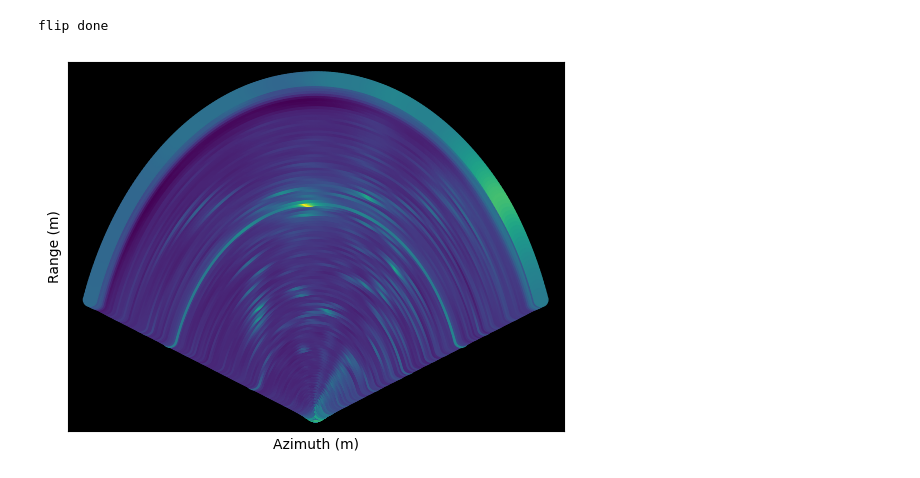
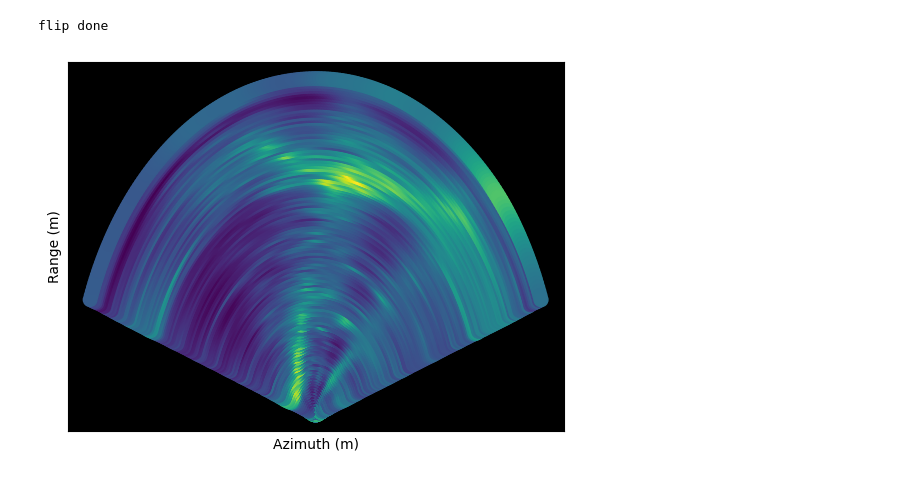
Before and after one commit to ChenyuZhaoTHU/DBE-Radar, a Jupyter notebook: scripts/show_2D_hmap.ipynb, the cells around one changed output. Cells and saved outputs as stored; diff of their text form; code cells hidden in the pictures.

```diff
--- a/scripts/show_2D_hmap.ipynb
+++ b/scripts/show_2D_hmap.ipynb
@@ -56,7 +56,7 @@ from core.config import CFAR_SKIP_RANGE_BIN_NEAR, CFAR_SKIP_RANGE_BIN_FAR, CFAR_
 import core.dsp as dsp
 
 
-filepath = "../dataset/2_24_2021_aspen_run11/single_chip/adc_samples/data/frame_18.bin"
+filepath = "../dataset/2_24_2021_aspen_run11/single_chip/adc_samples/data/frame_560.bin"
 shape = (
                 3, #num_tx
                 4, #num_rx
@@ -252,7 +252,9 @@ def generate_range_azimuth_heatmap() -> np.array:
     _, _, Nc, Ns = get_fft_size(None, None, nc, ns)
 
     # Range-FFT
-    rfft = np.fft.fft(adc_samples, Ns, -1)
+    # Apply Blackman window to match show_pcl.ipynb
+    rfft = np.fft.fft(adc_samples * np.blackman(ns).reshape(1, 1, 1, -1), Ns, -1)
+    # rfft = np.fft.fft(adc_samples, Ns, -1)
     rfft -= get_coupling_calibration()
 
     '''NO clutter removal applied, since static objects are also considered'''
@@ -362,7 +364,9 @@ if raw is None:
         # info("Processing raw ADC samples...")
 RAmap = generate_range_azimuth_heatmap()
 
-RAmap = 20*np.log10(np.abs(RAmap))
+RAmap_log = 20*np.log10(np.abs(RAmap))
+# Apply double log to match show_pcl.ipynb brightness
+RAmap = 20*np.log10(np.abs(RAmap_log))
 
 Nr = RAmap.shape[1]
 
@@ -386,31 +390,31 @@ if not polar:
     ax.set_xlabel("Azimuth (rad)")
 
     # labels
     ax.set_xlabel("Azimuth (rad)")
 else:
     ''' Test for polar plot '''
     _r = np.kron(rbins, np.cos(abins))
     _az = np.kron(rbins, np.sin(abins))
     ax = plt.axes()
 
     RAmap = np.fliplr(RAmap)
     print("flip done")
     ax.scatter(
         _az,        # hmap[:, 0],
         _r ,        # hmap[:, 1],
         RAmap,       # hmap[:, 2],
         c=RAmap,     # hmap[:, 2],
     )
 
     ax.set_xlabel("Azimuth (m)")
     ax.set(facecolor="black")
 ax.tick_params(axis='both', which='both',
     bottom=False, top=False, left=False, right=False,
     labelbottom=False, labeltop=False, labelleft=False, labelright=False)
 
 ax.set_ylabel("Range (m)")
 if show:
     plt.show()
 # %% [output]
 flip done
-[figure, old version]
+[figure, new version]
```
Also changed, not shown: 10 other files.
